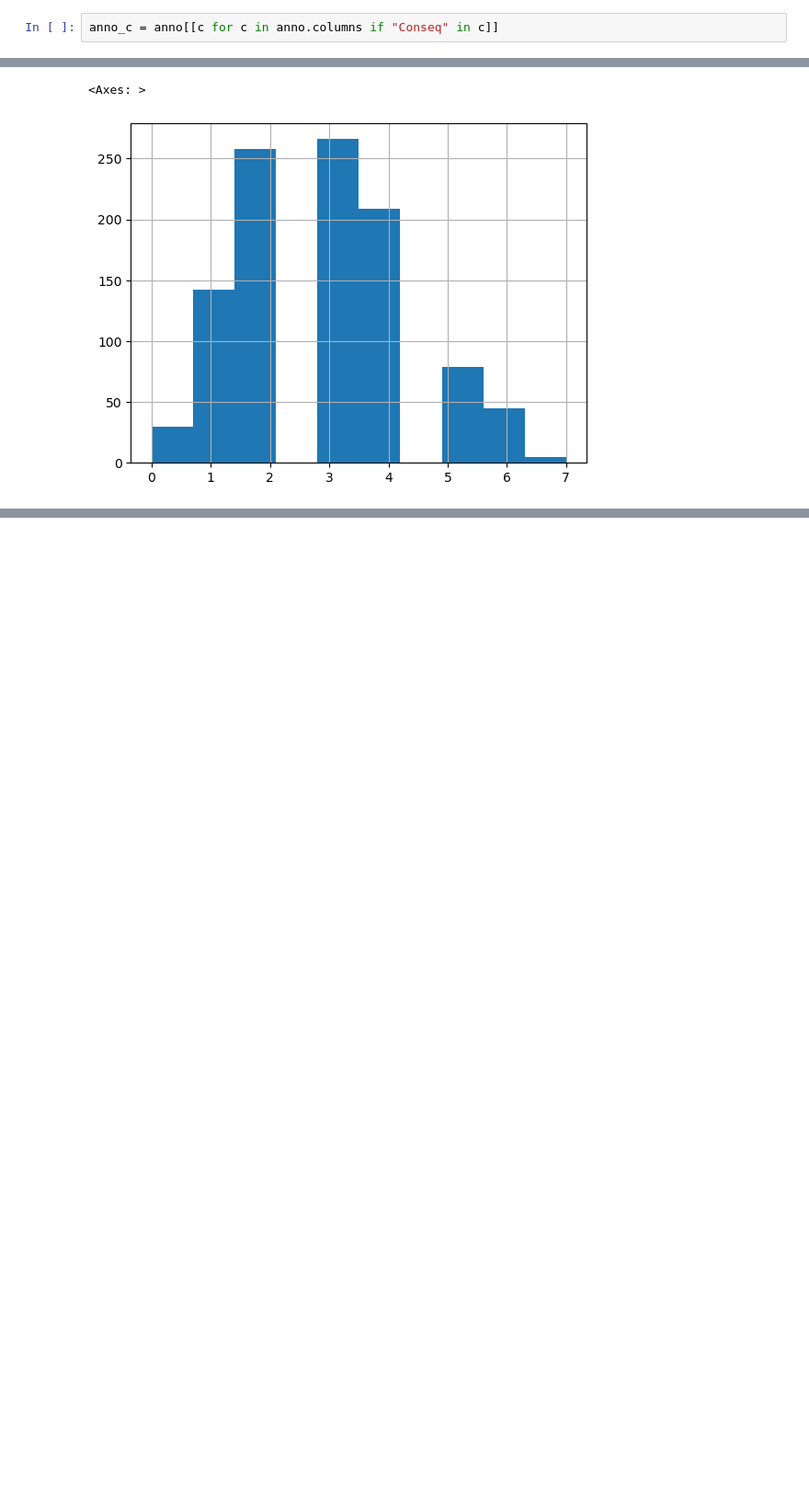
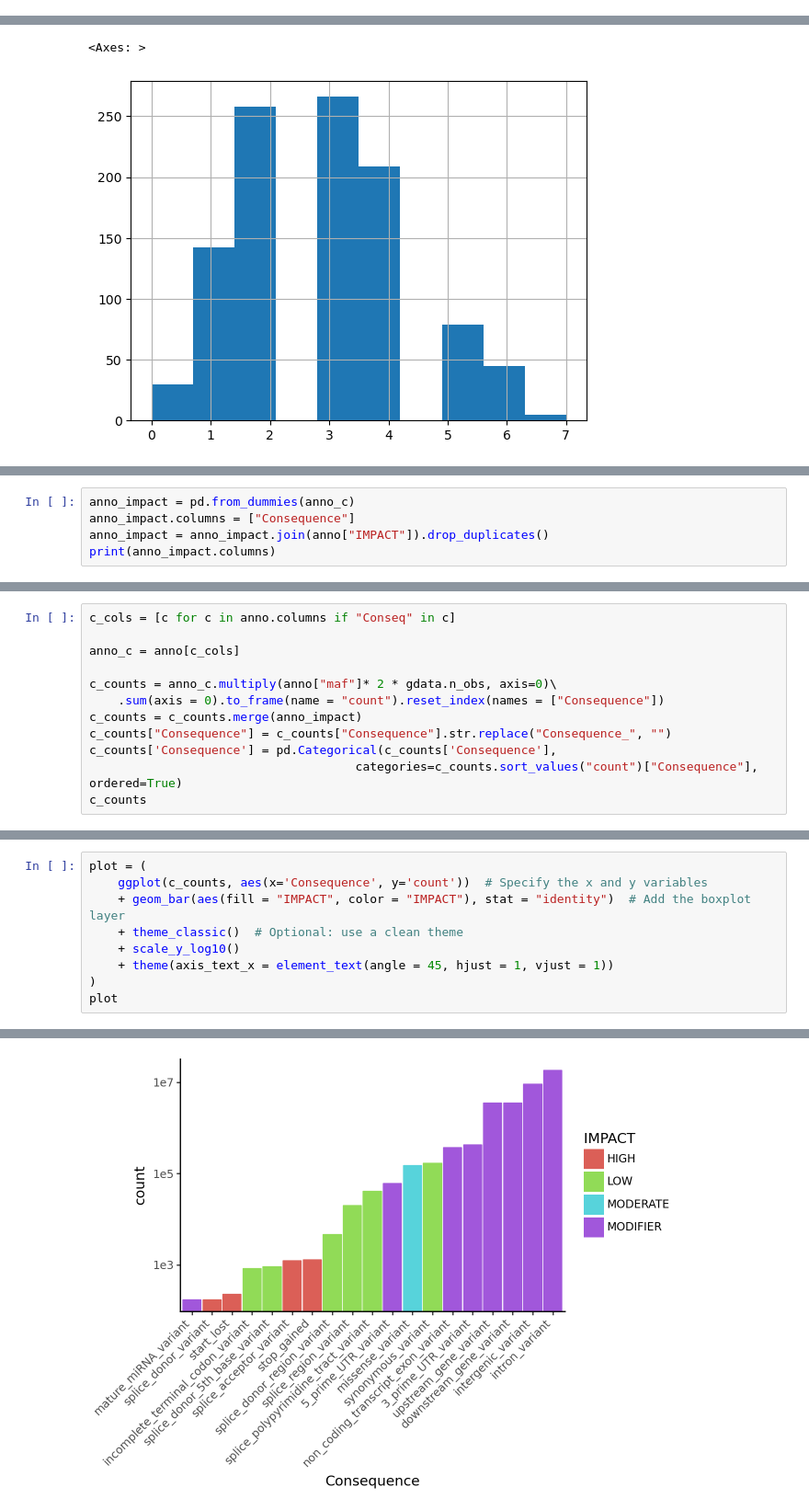
Before and after one commit to theislab/cellink, a Jupyter notebook: docs/notebooks/explore_annotations.ipynb, the cells around one changed output, grey strips where cells are left out. Shown at 92% size. Drawn from its saved outputs; the diff is of its cells as text; blank space fills up the shorter version.

```diff
--- a/docs/notebooks/explore_annotations.ipynb
+++ b/docs/notebooks/explore_annotations.ipynb
@@ -136,8 +136,6 @@ anno['CADD_RAW'].hist(bins = 50, log = True)
 # %% [output]
 <Axes: >
 [figure]
-# %%
-anno_c = anno[[c for c in anno.columns if "Conseq" in c]]
 # %%
 anno["TSSDistance"].dropna().hist()
 plt.xlabel("TSSDistance")
@@ -198,0 +172,5 @@ high_impact_count.hist()
+# %%
+anno_impact = pd.from_dummies(anno_c)
+anno_impact.columns = ["Consequence"]
+anno_impact = anno_impact.join(anno["IMPACT"]).drop_duplicates()
+print(anno_impact.columns)
@@ -198,0 +179,12 @@ high_impact_count.hist()
+# %%
+c_cols = [c for c in anno.columns if "Conseq" in c]
+
+anno_c = anno[c_cols]
+
+c_counts = anno_c.multiply(anno["maf"]* 2 * gdata.n_obs, axis=0)\
+    .sum(axis = 0).to_frame(name = "count").reset_index(names = ["Consequence"])
+c_counts = c_counts.merge(anno_impact)
+c_counts["Consequence"] = c_counts["Consequence"].str.replace("Consequence_", "")
+c_counts['Consequence'] = pd.Categorical(c_counts['Consequence'],
+                                     categories=c_counts.sort_values("count")["Consequence"], ordered=True)
+c_counts
@@ -198,0 +209,10 @@ high_impact_count.hist()
+# %%
+plot = (
+    ggplot(c_counts, aes(x='Consequence', y='count'))  # Specify the x and y variables
+    + geom_bar(aes(fill = "IMPACT", color = "IMPACT"), stat = "identity")  # Add the boxplot layer
+    + theme_classic()  # Optional: use a clean theme
+    + scale_y_log10()
+    + theme(axis_text_x = element_text(angle = 45, hjust = 1, vjust = 1))
+)
+plot
+# %% [output]
@@ -198,0 +220 @@ high_impact_count.hist()
+[figure, added]
```
Also changed, not shown: parts of 26 cells of this notebook, 1 other file.
